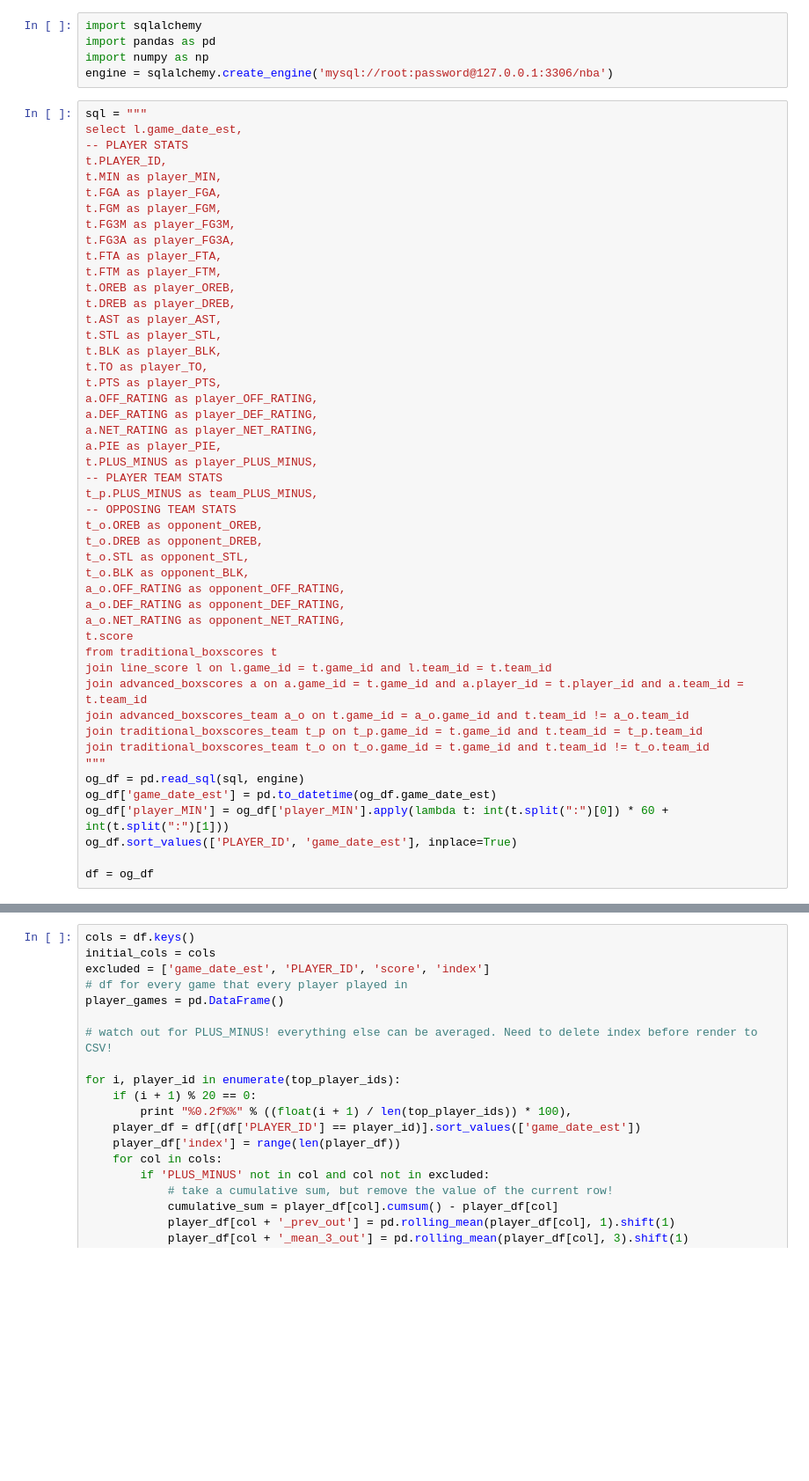
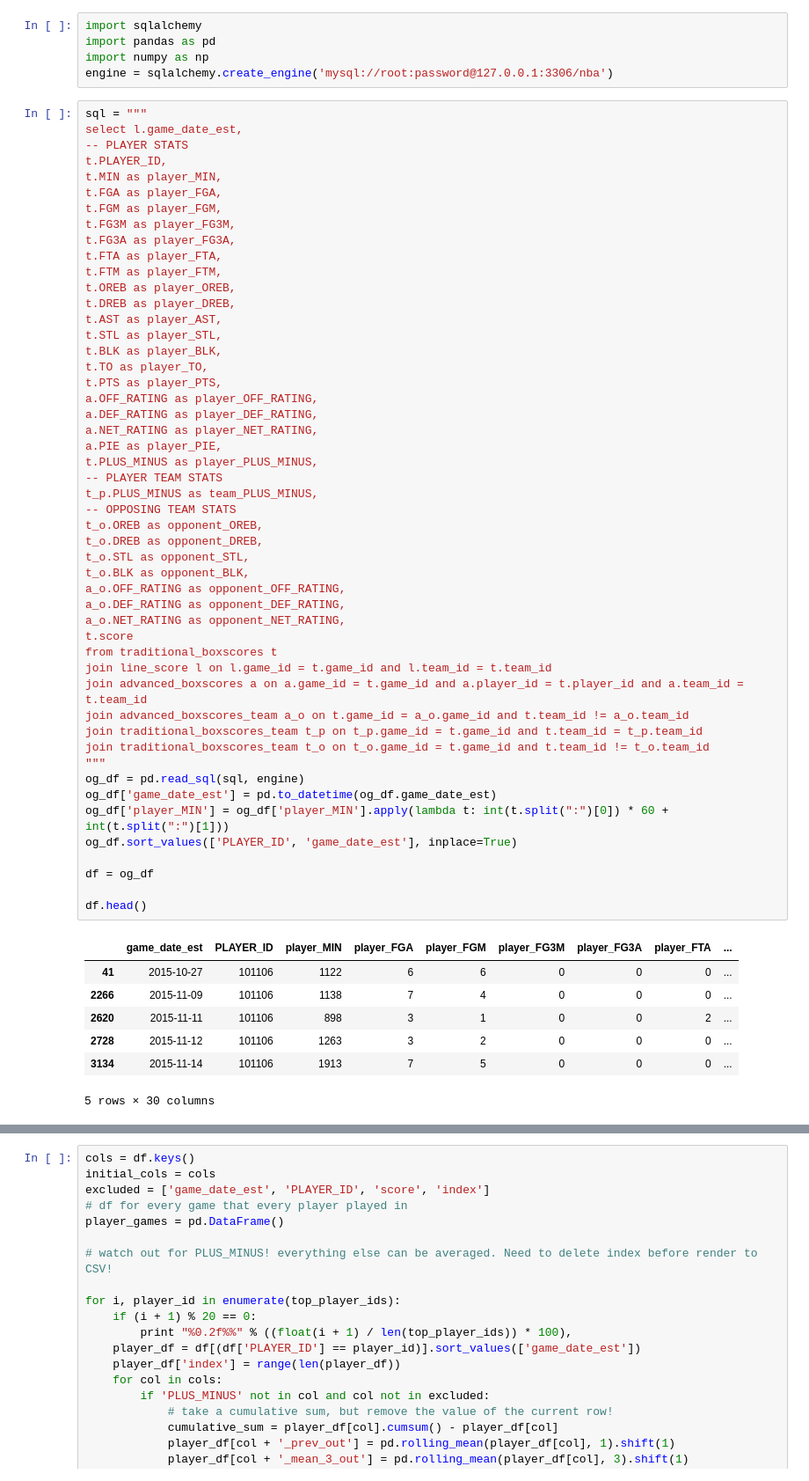
Before and after one commit to drewbanin/nba, a Jupyter notebook: nba fantasy.ipynb, the cells around one changed output, grey strips where cells are left out. Shown at 88% size. Drawn from its saved outputs; the diff is of its cells as text; blank space fills up the shorter version.

```diff
--- a/nba fantasy.ipynb
+++ b/nba fantasy.ipynb
@@ -24,33 +24,43 @@ t.TO as player_TO,
 t.PTS as player_PTS,
 a.OFF_RATING as player_OFF_RATING,
 a.DEF_RATING as player_DEF_RATING,
 a.NET_RATING as player_NET_RATING,
 a.PIE as player_PIE,
 t.PLUS_MINUS as player_PLUS_MINUS,
 -- PLAYER TEAM STATS
 t_p.PLUS_MINUS as team_PLUS_MINUS,
 -- OPPOSING TEAM STATS
 t_o.OREB as opponent_OREB,
 t_o.DREB as opponent_DREB,
 t_o.STL as opponent_STL,
 t_o.BLK as opponent_BLK,
 a_o.OFF_RATING as opponent_OFF_RATING,
 a_o.DEF_RATING as opponent_DEF_RATING,
 a_o.NET_RATING as opponent_NET_RATING,
 t.score
 from traditional_boxscores t
 join line_score l on l.game_id = t.game_id and l.team_id = t.team_id
 join advanced_boxscores a on a.game_id = t.game_id and a.player_id = t.player_id and a.team_id = t.team_id
 join advanced_boxscores_team a_o on t.game_id = a_o.game_id and t.team_id != a_o.team_id
 join traditional_boxscores_team t_p on t_p.game_id = t.game_id and t.team_id = t_p.team_id
 join traditional_boxscores_team t_o on t_o.game_id = t.game_id and t.team_id != t_o.team_id
 """
 og_df = pd.read_sql(sql, engine)
 og_df['game_date_est'] = pd.to_datetime(og_df.game_date_est)
 og_df['player_MIN'] = og_df['player_MIN'].apply(lambda t: int(t.split(":")[0]) * 60 + int(t.split(":")[1]))
 og_df.sort_values(['PLAYER_ID', 'game_date_est'], inplace=True)
 
 df = og_df
+
+df.head()
+# %% [output]
+|  | game_date_est | PLAYER_ID | player_MIN | player_FGA | player_FGM | player_FG3M | player_FG3A | player_FTA | ... |
+| 41 | 2015-10-27 | 101106 | 1122 | 6 | 6 | 0 | 0 | 0 | ... |
+| 2266 | 2015-11-09 | 101106 | 1138 | 7 | 4 | 0 | 0 | 0 | ... |
+| 2620 | 2015-11-11 | 101106 | 898 | 3 | 1 | 0 | 0 | 2 | ... |
+| 2728 | 2015-11-12 | 101106 | 1263 | 3 | 2 | 0 | 0 | 0 | ... |
+| 3134 | 2015-11-14 | 101106 | 1913 | 7 | 5 | 0 | 0 | 0 | ... |
+5 rows × 30 columns
 # %%
 grouped_players = df.groupby('PLAYER_ID')
 player_play_time = grouped_players['player_MIN'].sum()
```
Also changed, not shown: parts of 10 cells of this notebook.
